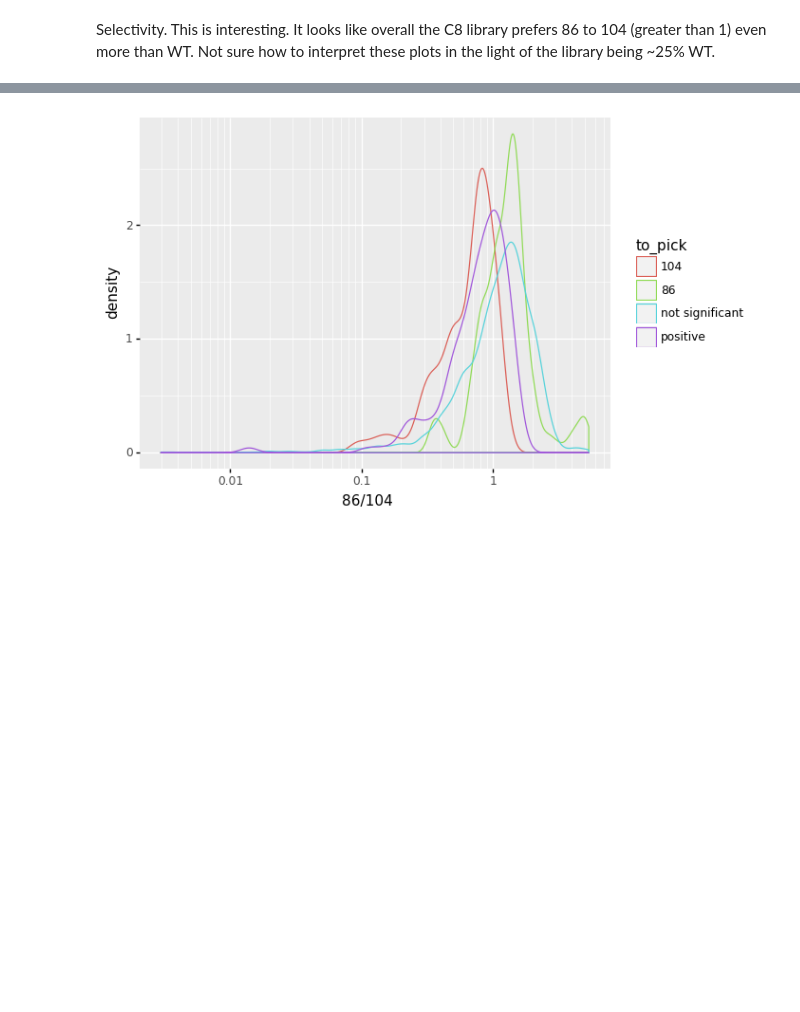
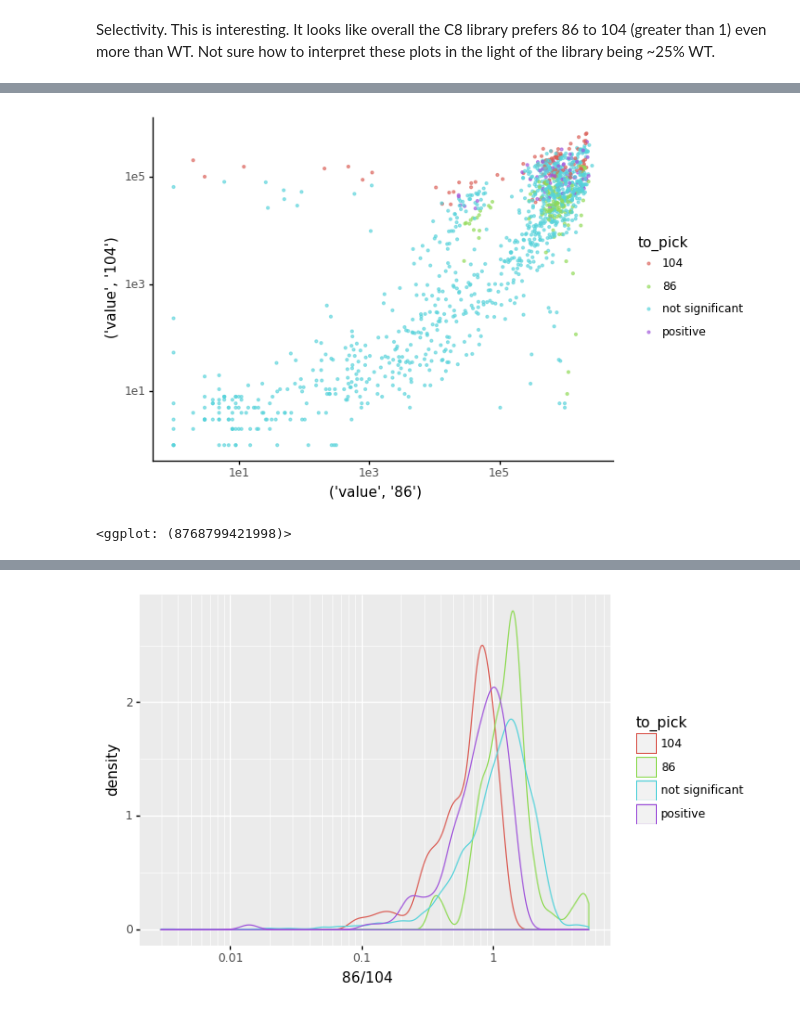
Before and after one commit to c-bun/ScreenTools, a Jupyter notebook: compile_data.ipynb, the cells around one changed output, grey strips where cells are left out. Saved outputs shown, nothing was run; the diff lists cells and outputs as text; code cells hidden in the pictures; blank space fills up the shorter version.

```diff
--- a/compile_data.ipynb
+++ b/compile_data.ipynb
@@ -126,0 +150,21 @@ Selectivity. This is interesting. It looks like overall the C8 library prefers 8
+# %%
+# list of every odd number from 1 to 25
+odd_numbers = [x for x in range(1, 26) if x % 2 == 1]
+# select all plates with these numbers
+halfdata = pivoted[pivoted["plate_number"].isin(odd_numbers)]
+
+#plot as above
+(
+    pn.ggplot(
+        halfdata,
+        pn.aes(halfdata["value", "86"], halfdata["value", "104"], color="to_pick"),
+    )
+    + pn.geom_point(alpha=.6, size=0.7)
+    + pn.scale_x_log10()
+    + pn.scale_y_log10()
+#    + pn.geom_abline(intercept=0, slope=1)
+    + pn.theme_classic()
+)
+# %% [output]
+[figure, added]
+<ggplot: (8768799421998)>
```
Also changed, not shown: parts of 6 cells of this notebook, 1 other file.
